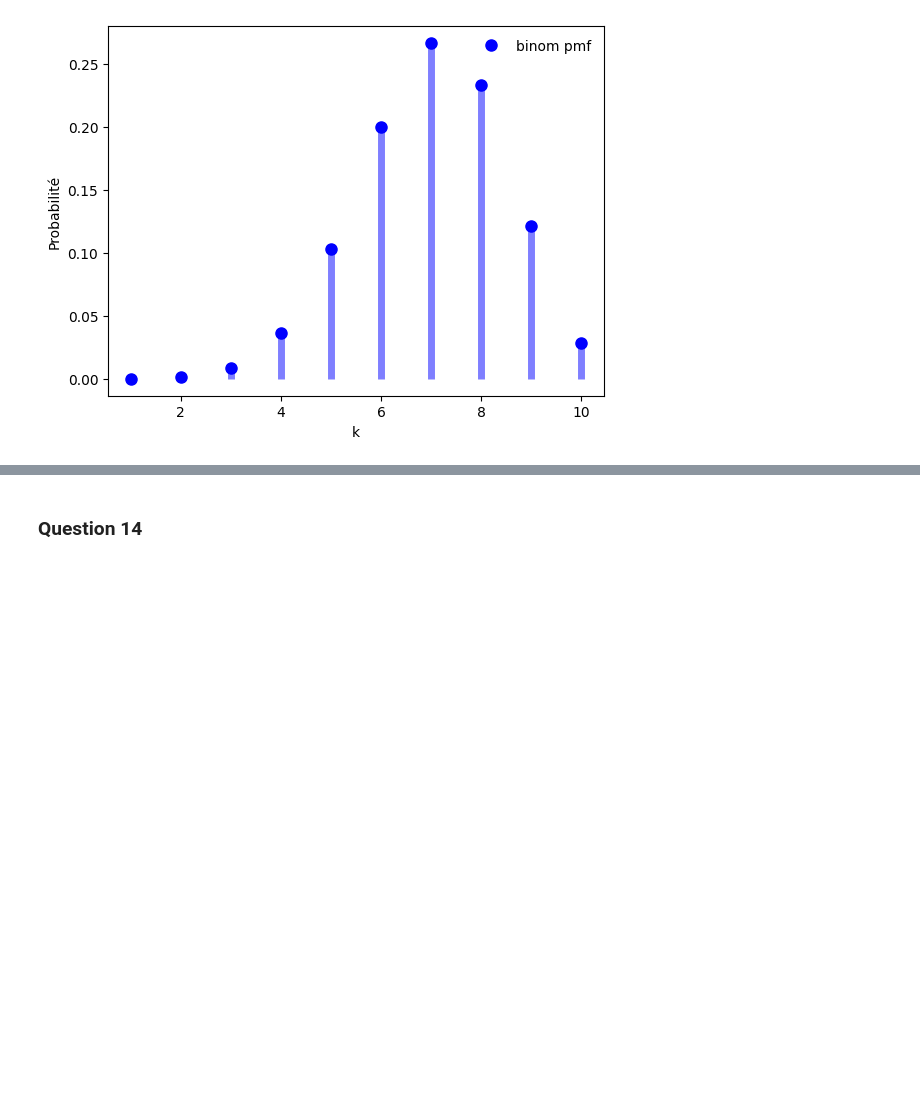
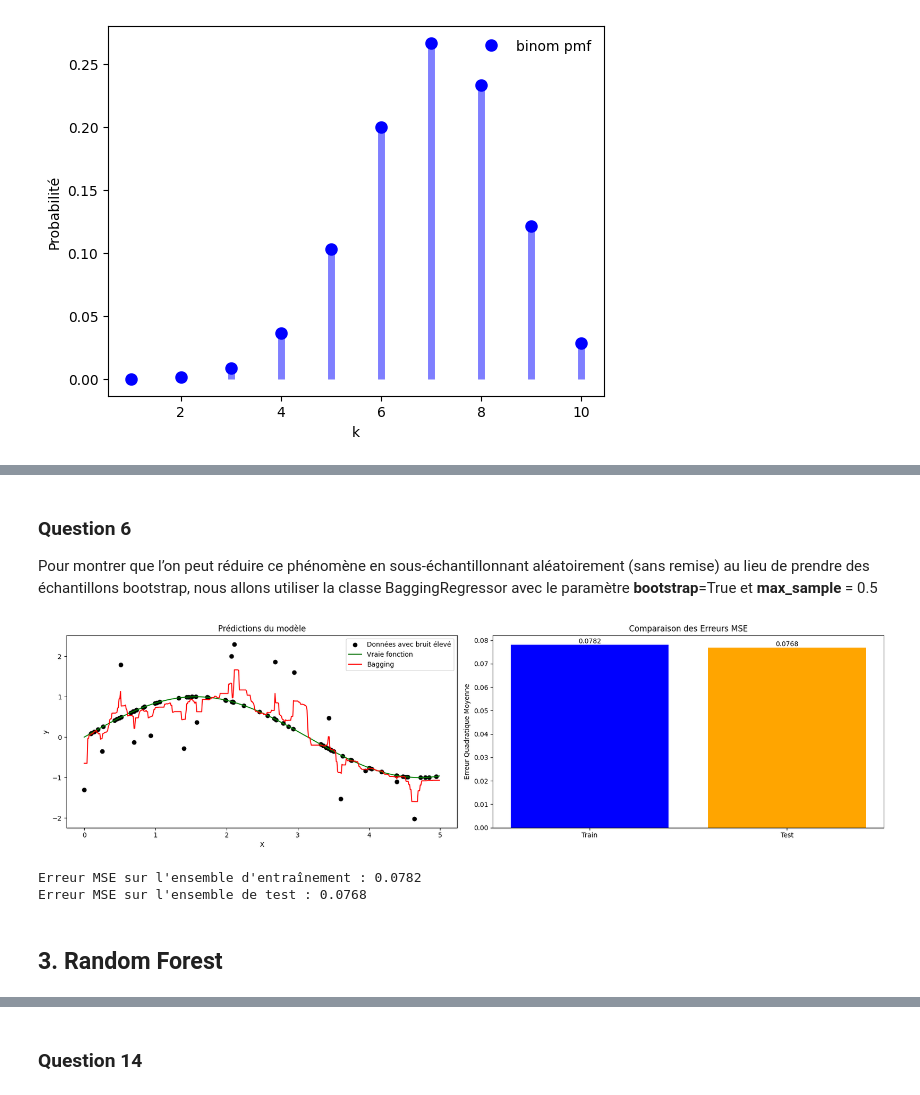
Before and after one commit to mbathe/tp_emsemble_learning, a Jupyter notebook: Mbathe_Paul_Practice_Lidao..ipynb, the cells around one changed output, grey strips where cells are left out. Cells and saved outputs as stored; diff of their text form; code cells hidden in the pictures; blank space fills up the shorter version.

```diff
--- a/Mbathe_Paul_Practice_Lidao..ipynb
+++ b/Mbathe_Paul_Practice_Lidao..ipynb
@@ -613,0 +228,64 @@ Ainsi, les deux classifieurs de Bayes sont identiques.
+# %% [markdown]
+### **Question 6**
+
+Pour montrer que l’on peut réduire ce phénomène en sous-échantillonnant aléatoirement (sans remise) au lieu de prendre des échantillons bootstrap, nous allons utiliser la classe BaggingRegressor avec le paramètre **bootstrap**=True et **max_sample** = 0.5
+# %%
+from sklearn.ensemble import BaggingRegressor
+from sklearn.metrics import mean_squared_error
+y_high_noise = np.sin(X).ravel()
+y_high_noise[::5] += 3 * (0.5 - rng.rand(16))  # Le bruit est passé de 1 à 3
+
+y_test = np.sin(X_test).ravel()
+
+
+# Initialisation et entraînement du modèle Bagging
+bagging_high_noise = BaggingRegressor(
+    DecisionTreeRegressor(max_depth=10, random_state=1),
+    n_estimators=50,
+    random_state=1,
+    max_samples=0.5,
+    bootstrap=False
+)
+bagging_high_noise.fit(X, y_high_noise)
+
+
+y_pred_train = bagging_high_noise.predict(X)
+y_pred_high_noise = bagging_high_noise.predict(X_test)
+
+
+mse_train = mean_squared_error(y_high_noise, y_pred_train)
+mse_test = mean_squared_error(y_test, y_pred_high_noise)
+
+
+erreur_test = np.abs(y_test - y_pred_high_noise)
+erreur_train = np.abs(y_high_noise - y_pred_train)
+
+plt.figure(figsize=(18, 5))
+plt.subplot(1, 2, 1)
+plt.scatter(X, y_high_noise, c="black", label="Données avec bruit élevé")
+plt.plot(X_test, np.sin(X_test).ravel(), label="Vraie fonction", color="green")
+plt.plot(X_test, y_pred_high_noise, label="Bagging", color="red")
+plt.title("Prédictions du modèle")
+plt.xlabel("X")
+plt.ylabel("y")
+plt.legend()
+
+plt.subplot(1, 2, 2)
+plt.bar(['Train', 'Test'], [mse_train, mse_test], color=['blue', 'orange'])
+plt.title('Comparaison des Erreurs MSE')
+plt.ylabel('Erreur Quadratique Moyenne')
+plt.text(0, mse_train, f'{mse_train:.4f}', ha='center', va='bottom')
+plt.text(1, mse_test, f'{mse_test:.4f}', ha='center', va='bottom')
+
+plt.tight_layout()
+plt.show()
+
+
+print(f"Erreur MSE sur l'ensemble d'entraînement : {mse_train:.4f}")
+print(f"Erreur MSE sur l'ensemble de test : {mse_test:.4f}")
+# %% [output]
+[figure, added]
+Erreur MSE sur l'ensemble d'entraînement : 0.0782
+Erreur MSE sur l'ensemble de test : 0.0768
+# %% [markdown]
+## 3. Random Forest
```
Also changed, not shown: parts of 52 cells of this notebook.
